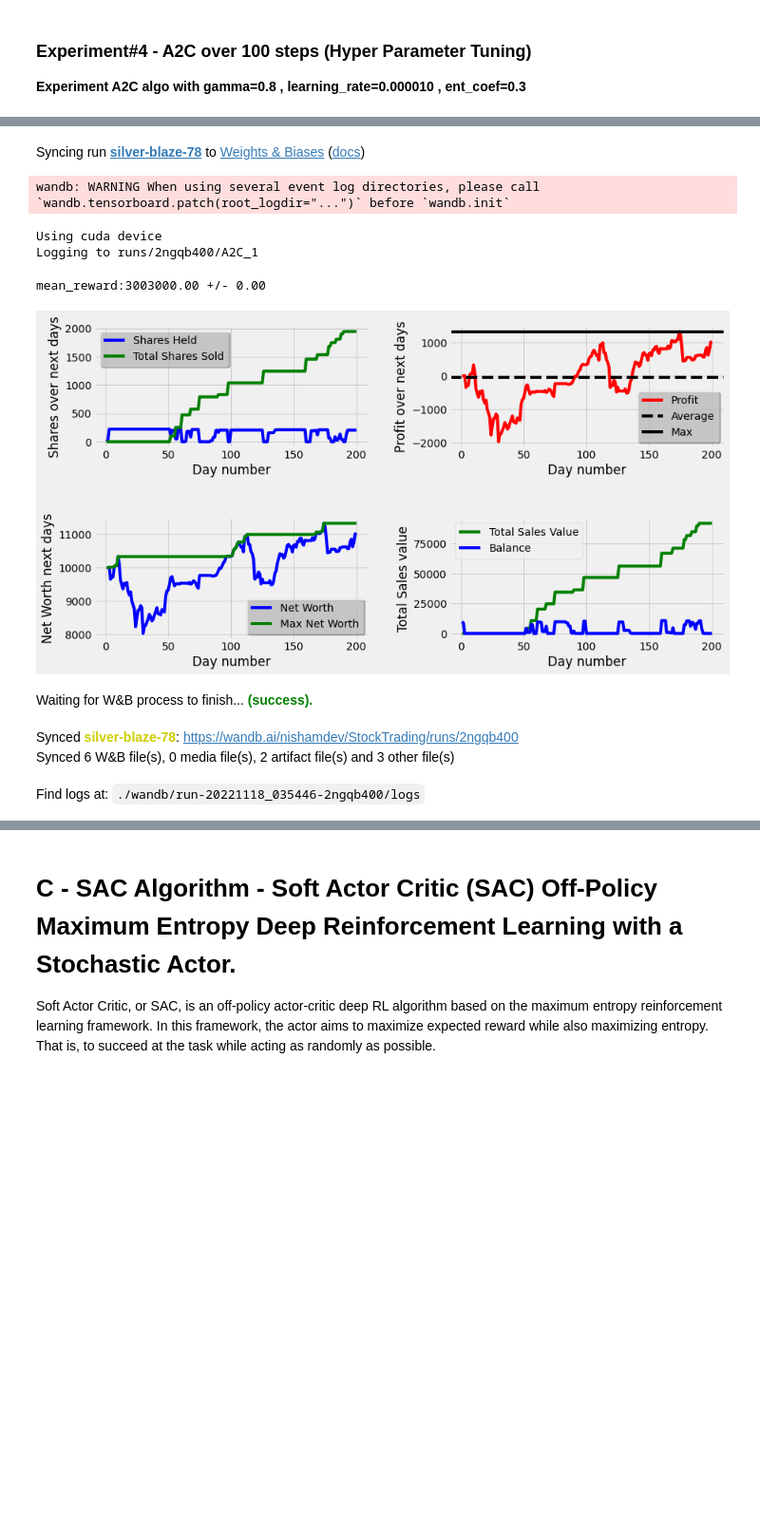
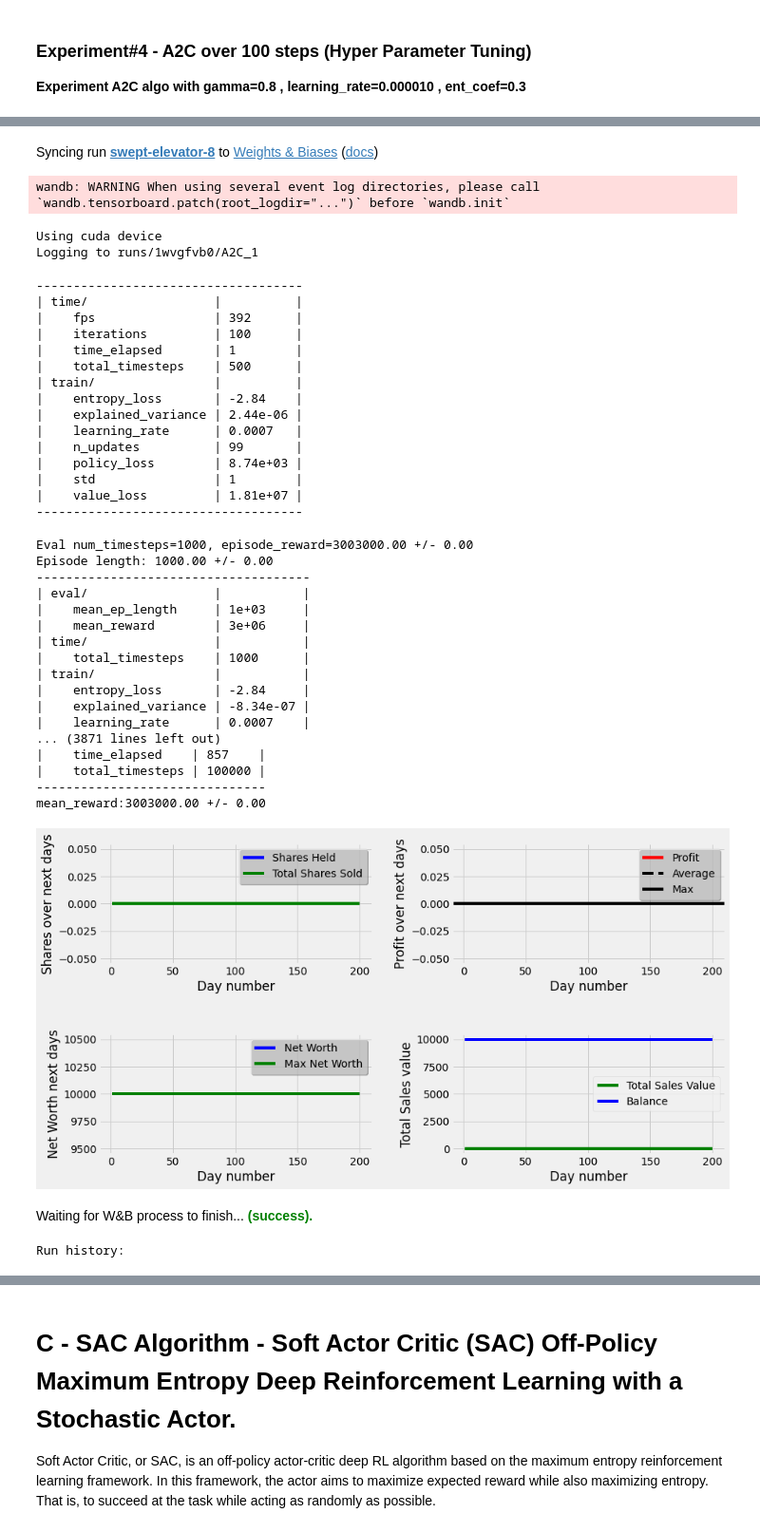
Before and after one commit to NishaMDev/Reinforcement-learning-Live-Trading, a Jupyter notebook: Stock_Trading_Notebook.ipynb, the cells around one changed output, grey strips where cells are left out. Shown at 95% size. Cells and saved outputs as stored; diff of their text form; code cells hidden in the pictures; blank space fills up the shorter version.

```diff
--- a/Stock_Trading_Notebook.ipynb
+++ b/Stock_Trading_Notebook.ipynb
@@ -334,7 +304,7 @@ Experiment A2C algo with with default params - gamma=0.99 , learning_rate=0.0007
 from stocktrade import Stocktrade
 
 if __name__ == "__main__":
-    timesteps = 100
+    timesteps = 100000
     algo = "A2C"
     Stocktrade.stocktrade(algo,timesteps)
 # %% [output]
@@ -360,7 +370,7 @@ Find logs at: ./wandb/run-20221118_010237-avambzoe/logs
 from stocktrade1 import Stocktrade
 
 if __name__ == "__main__":
-    timesteps = 100
+    timesteps = 100000
     algo = "A2C"
     hyper_param = True
     Stocktrade.stocktrade(algo,timesteps,hyper_param)
@@ -370,10 +380,39 @@ Run data is saved locally in /content/Reinforcement-learning-Live-Trading/wandb/
-Syncing run silver-blaze-78 to Weights & Biases (docs)
+Syncing run swept-elevator-8 to Weights & Biases (docs)
 wandb: WARNING When using several event log directories, please call `wandb.tensorboard.patch(root_logdir="...")` before `wandb.init`
 Using cuda device
-Logging to runs/2ngqb400/A2C_1
+Logging to runs/1wvgfvb0/A2C_1
-mean_reward:3003000.00 +/- 0.00
+------------------------------------
+| time/                 |          |
+|    fps                | 392      |
+|    iterations         | 100      |
+|    time_elapsed       | 1        |
+|    total_timesteps    | 500      |
+| train/                |          |
+|    entropy_loss       | -2.84    |
+|    explained_variance | 2.44e-06 |
+|    learning_rate      | 0.0007   |
+|    n_updates          | 99       |
+|    policy_loss        | 8.74e+03 |
+|    std                | 1        |
+|    value_loss         | 1.81e+07 |
+------------------------------------
+Eval num_timesteps=1000, episode_reward=3003000.00 +/- 0.00
+Episode length: 1000.00 +/- 0.00
+-------------------------------------
+| eval/                 |           |
+|    mean_ep_length     | 1e+03     |
+|    mean_reward        | 3e+06     |
+| time/                 |           |
+|    total_timesteps    | 1000      |
+| train/                |           |
+|    entropy_loss       | -2.84     |
+|    explained_variance | -8.34e-07 |
+|    learning_rate      | 0.0007    |
+... (3871 lines left out)
+|    time_elapsed    | 857    |
+|    total_timesteps | 100000 |
+-------------------------------
+mean_reward:3003000.00 +/- 0.00
-[figure, old version]
+[figure, new version]
 Waiting for W&B process to finish... (success).
-Synced silver-blaze-78: https://wandb.ai/nishamdev/StockTrading/runs/2ngqb400
-Synced 6 W&B file(s), 0 media file(s), 2 artifact file(s) and 3 other file(s)
-Find logs at: ./wandb/run-20221118_035446-2ngqb400/logs
+Run history:
```
Also changed, not shown: parts of 13 cells of this notebook.
